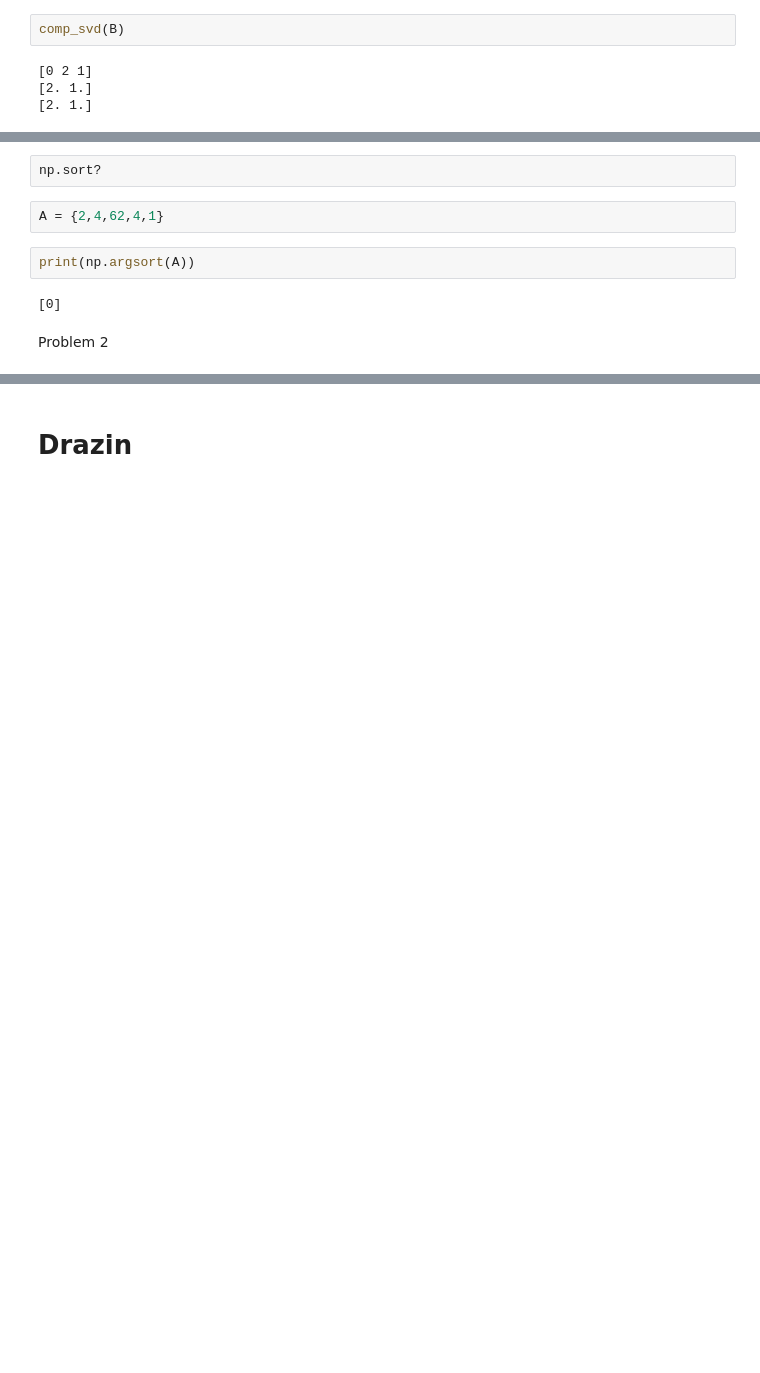
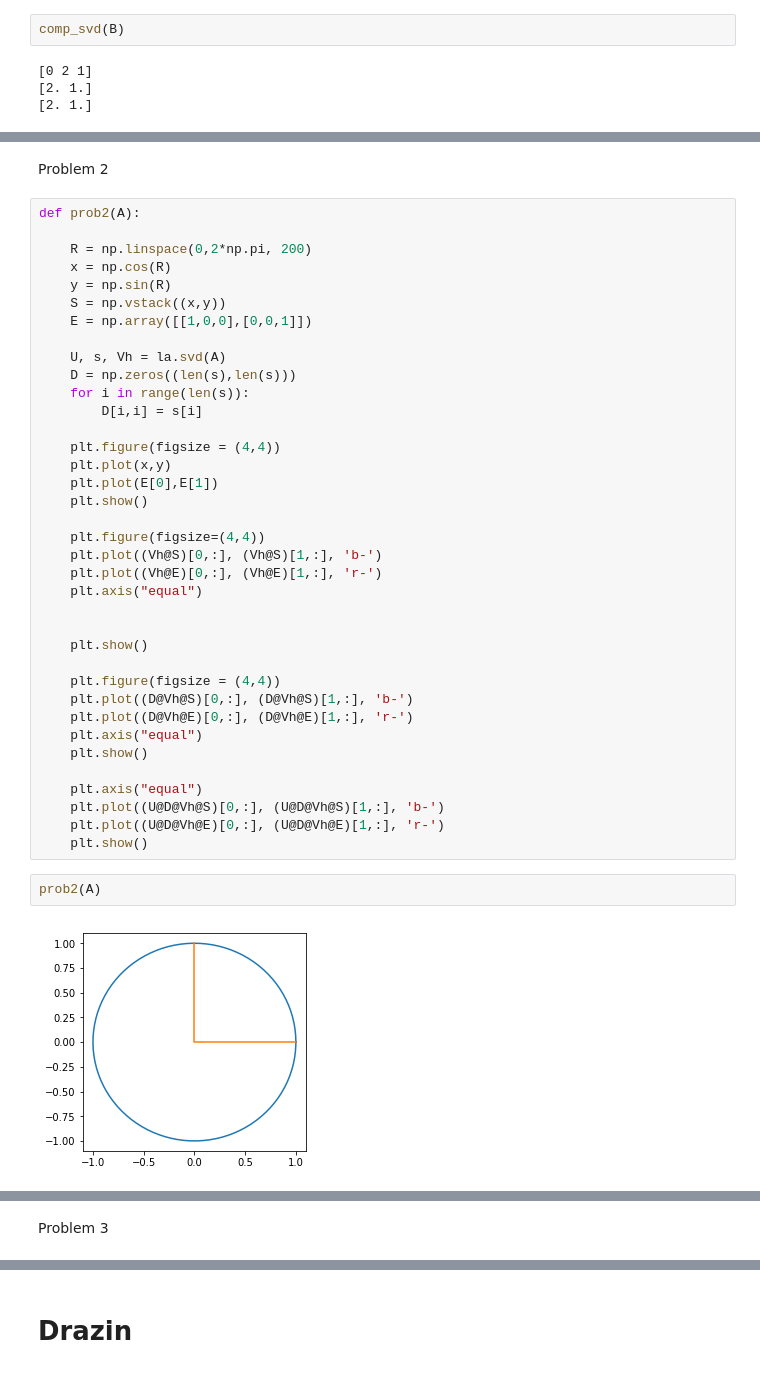
Before and after one commit to kendrarobbins/BootCamp2018, a Jupyter notebook: ProbSets/Comp/Probset3/Comp Probset 3 Solutions.ipynb, the cells around one changed output, grey strips where cells are left out. Saved outputs shown, nothing was run; the diff lists cells and outputs as text; blank space fills up the shorter version.

```diff
--- a/ProbSets/Comp/Probset3/Comp Probset 3 Solutions.ipynb
+++ b/ProbSets/Comp/Probset3/Comp Probset 3 Solutions.ipynb
@@ -420,10 +399,43 @@ AH = np.conj(A).T
-# %%
-np.sort?
-# %%
-A = {2,4,62,4,1}
-# %%
-print(np.argsort(A))
-# %% [output]
-[0]
 # %% [markdown]
 Problem 2
+# %%
+def prob2(A):
+
+    R = np.linspace(0,2*np.pi, 200)
+    x = np.cos(R)
+    y = np.sin(R)
+    S = np.vstack((x,y))
+    E = np.array([[1,0,0],[0,0,1]])
+
+    U, s, Vh = la.svd(A)
+    D = np.zeros((len(s),len(s)))
+    for i in range(len(s)):
+        D[i,i] = s[i]
+
+    plt.figure(figsize = (4,4))
+    plt.plot(x,y)
+    plt.plot(E[0],E[1])
+    plt.show()
+
+    plt.figure(figsize=(4,4))
+    plt.plot((Vh@S)[0,:], (Vh@S)[1,:], 'b-')
+    plt.plot((Vh@E)[0,:], (Vh@E)[1,:], 'r-')
+    plt.axis("equal")
+
+
+    plt.show()
+
+    plt.figure(figsize = (4,4))
+    plt.plot((D@Vh@S)[0,:], (D@Vh@S)[1,:], 'b-')
+    plt.plot((D@Vh@E)[0,:], (D@Vh@E)[1,:], 'r-')
+    plt.axis("equal")
+    plt.show()
+
+    plt.axis("equal")
+    plt.plot((U@D@Vh@S)[0,:], (U@D@Vh@S)[1,:], 'b-')
+    plt.plot((U@D@Vh@E)[0,:], (U@D@Vh@E)[1,:], 'r-')
+    plt.show()
+# %%
+prob2(A)
+# %% [output]
+[figure, added]
@@ -429,0 +445,2 @@ Problem 2
+# %% [markdown]
+Problem 3
```
Also changed, not shown: parts of 11 cells of this notebook.
